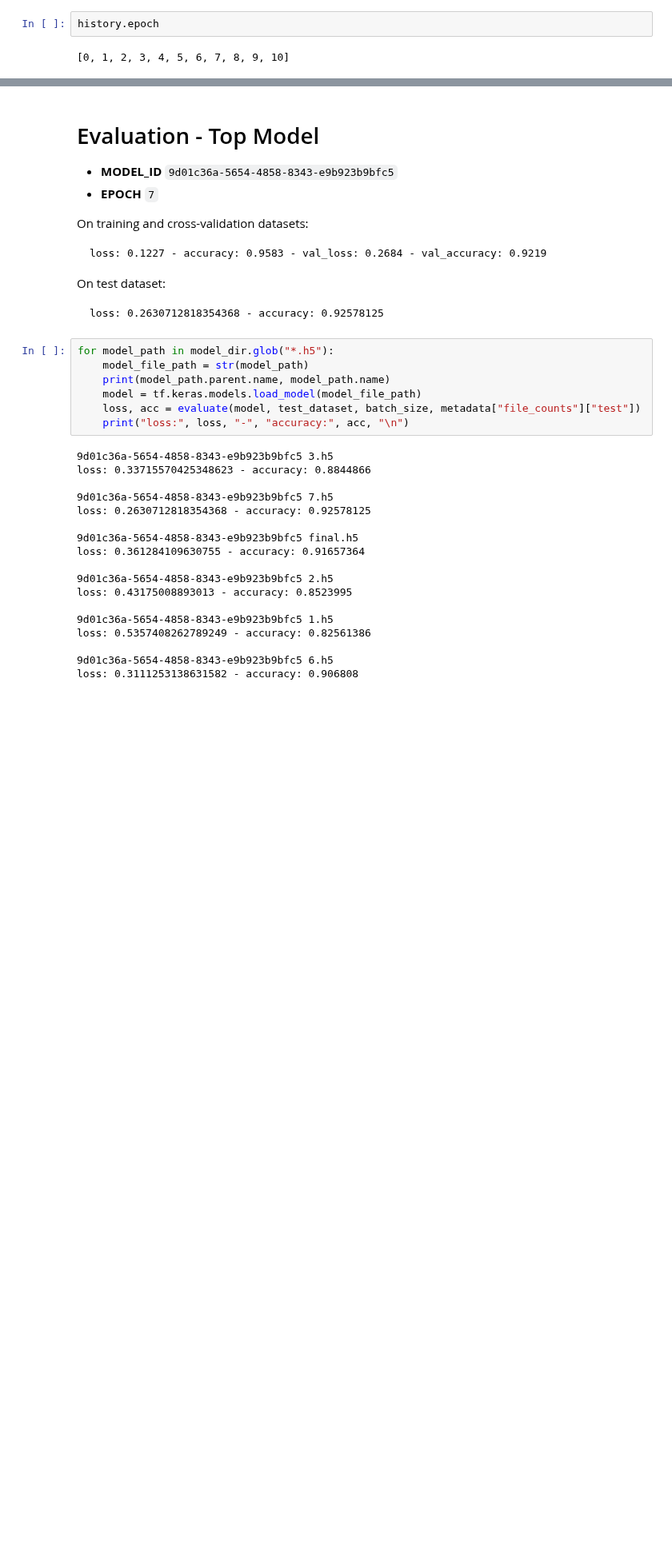
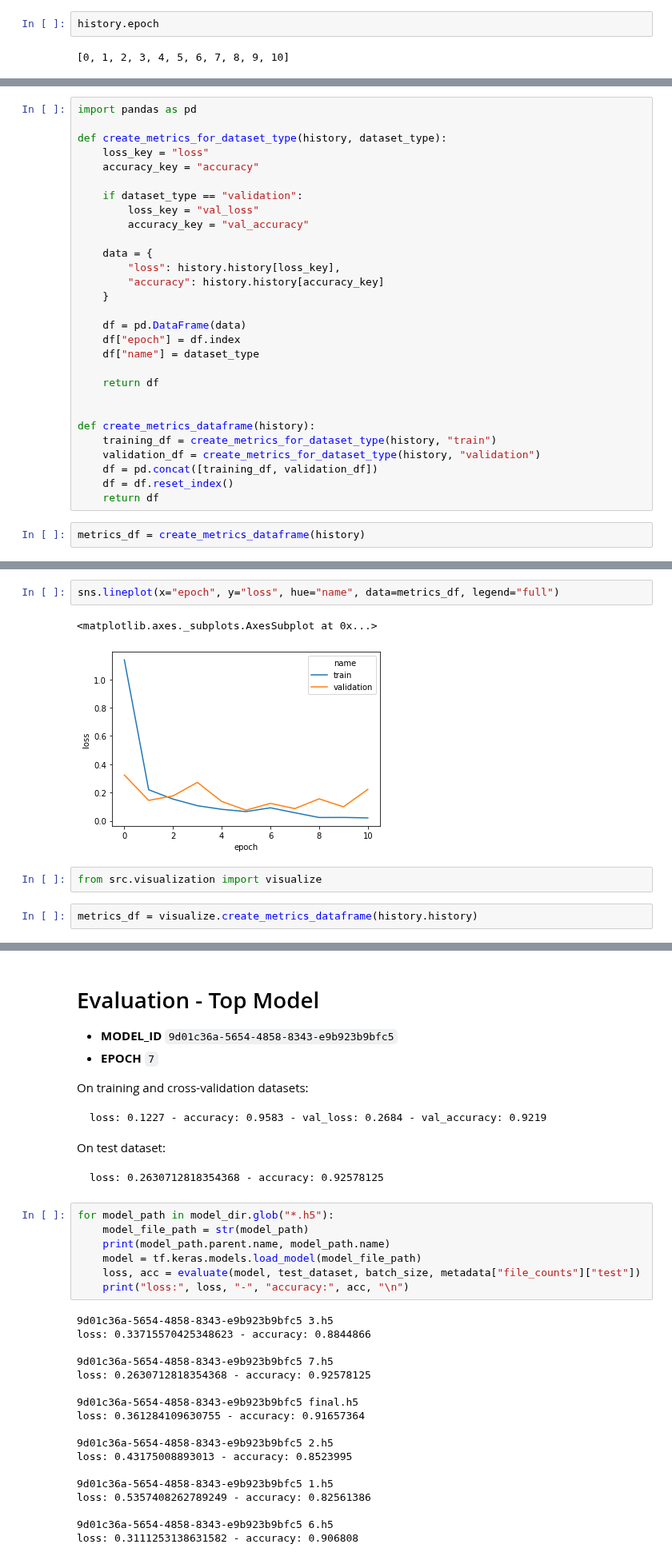
Before and after one commit to bitjockey42/ikapati-research, a Jupyter notebook: notebooks/4.0-agj-evaluation.ipynb, the cells around one changed output, grey strips where cells are left out. Shown at 80% size. Cells and saved outputs as stored; diff of their text form; blank space fills up the shorter version.

```diff
--- a/notebooks/4.0-agj-evaluation.ipynb
+++ b/notebooks/4.0-agj-evaluation.ipynb
@@ -137,0 +139,31 @@ plt.show();
+# %%
+import pandas as pd
+
+def create_metrics_for_dataset_type(history, dataset_type):
+    loss_key = "loss"
+    accuracy_key = "accuracy"
+
+    if dataset_type == "validation":
+        loss_key = "val_loss"
+        accuracy_key = "val_accuracy"
+
+    data = {
+        "loss": history.history[loss_key],
+        "accuracy": history.history[accuracy_key]
+    }
+
+    df = pd.DataFrame(data)
+    df["epoch"] = df.index
+    df["name"] = dataset_type
+
+    return df
+
+
+def create_metrics_dataframe(history):
+    training_df = create_metrics_for_dataset_type(history, "train")
+    validation_df = create_metrics_for_dataset_type(history, "validation")
+    df = pd.concat([training_df, validation_df])
+    df = df.reset_index()
+    return df
+# %%
+metrics_df = create_metrics_dataframe(history)
@@ -137,0 +190,9 @@ plt.show();
+# %%
+sns.lineplot(x="epoch", y="loss", hue="name", data=metrics_df, legend="full")
+# %% [output]
+<matplotlib.axes._subplots.AxesSubplot at 0x...>
+[figure, added]
+# %%
+from src.visualization import visualize
+# %%
+metrics_df = visualize.create_metrics_dataframe(history.history)
```
Also changed, not shown: parts of 19 cells of this notebook, 1 other file.
